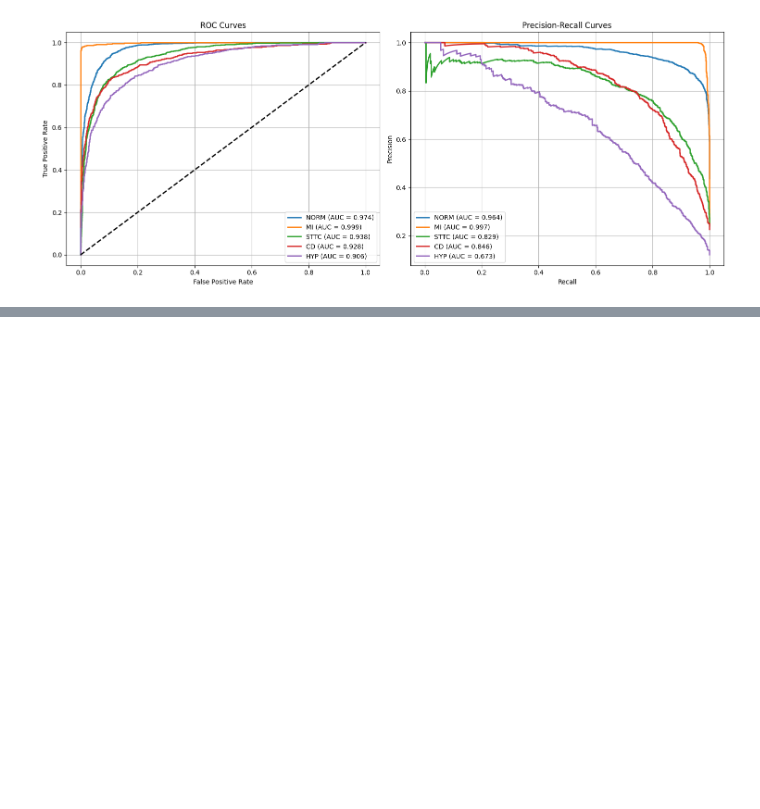
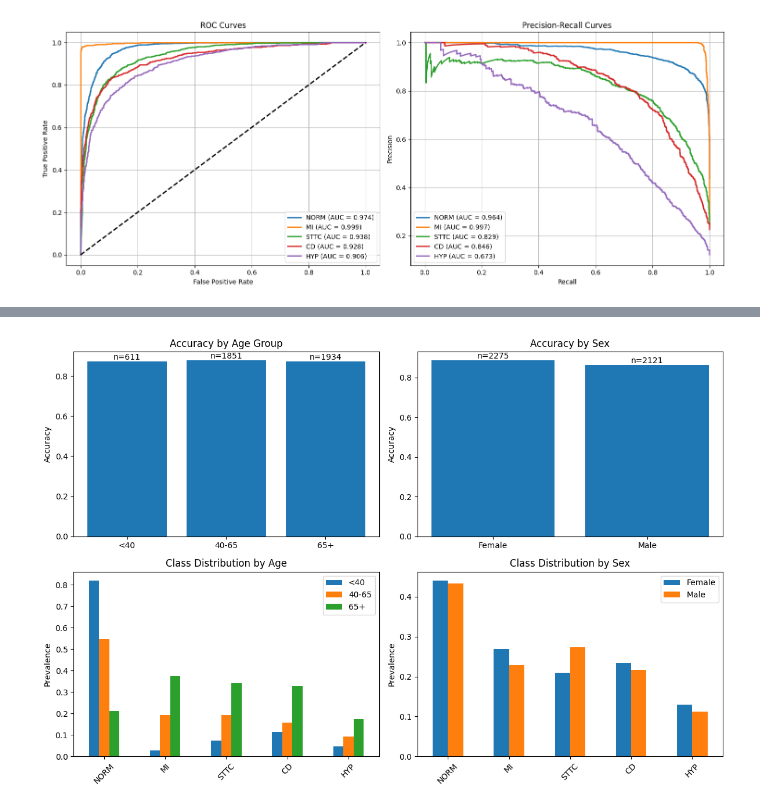
Before and after one commit to dr-ridwanoladipo/ecg-ai, a Jupyter notebook: notebooks/clinical-ecg-evaluation-interpretability.ipynb, the cells around one changed output, grey strips where cells are left out. Drawn from its saved outputs; the diff is of its cells as text; code cells hidden in the pictures; blank space fills up the shorter version.

Commit message:
feat: add demographic slice analysis for age/sex performance equity

```diff
--- a/notebooks/clinical-ecg-evaluation-interpretability.ipynb
+++ b/notebooks/clinical-ecg-evaluation-interpretability.ipynb
@@ -262,0 +265,82 @@ roc_results, pr_results = plot_roc_pr_curves()
+# %%
+def analyze_demographic_slices():
+    """Analyze performance across age/sex subgroups for equity assessment"""
+    slice_results = {}
+
+    # Age groups
+    age_bins = [0, 40, 65, 100]
+    age_labels = ['<40', '40-65', '65+']
+    age_groups = pd.cut(X_tab_test['age'], bins=age_bins, labels=age_labels)
+
+    # Sex groups
+    sex_labels = {0: 'Female', 1: 'Male'}
+
+    fig, axes = plt.subplots(2, 2, figsize=(12, 8))
+
+    # Age analysis
+    age_performance = {}
+    for age_group in age_labels:
+        mask = age_groups == age_group
+        if mask.sum() > 0:
+            group_acc = accuracy_score(y_test[mask].argmax(axis=1), y_pred[mask].argmax(axis=1))
+            age_performance[age_group] = {'accuracy': group_acc, 'count': mask.sum()}
+
+    ages = list(age_performance.keys())
+    accs = [age_performance[age]['accuracy'] for age in ages]
+    counts = [age_performance[age]['count'] for age in ages]
+
+    axes[0, 0].bar(ages, accs)
+    axes[0, 0].set_title('Accuracy by Age Group')
+    axes[0, 0].set_ylabel('Accuracy')
+    for i, (acc, count) in enumerate(zip(accs, counts)):
+        axes[0, 0].text(i, acc + 0.01, f'n={count}', ha='center')
+
+    # Sex analysis
+    sex_performance = {}
+    for sex_val, sex_label in sex_labels.items():
+        mask = X_tab_test['sex'] == sex_val
+        if mask.sum() > 0:
+            group_acc = accuracy_score(y_test[mask].argmax(axis=1), y_pred[mask].argmax(axis=1))
+            sex_performance[sex_label] = {'accuracy': group_acc, 'count': mask.sum()}
+
+    sexes = list(sex_performance.keys())
+    accs = [sex_performance[sex]['accuracy'] for sex in sexes]
+    counts = [sex_performance[sex]['count'] for sex in sexes]
+
+    axes[0, 1].bar(sexes, accs)
+    axes[0, 1].set_title('Accuracy by Sex')
+    axes[0, 1].set_ylabel('Accuracy')
+    for i, (acc, count) in enumerate(zip(accs, counts)):
+        axes[0, 1].text(i, acc + 0.01, f'n={count}', ha='center')
+
+    # Class distribution by demographics
+    age_class_dist = pd.DataFrame({age: y_test[age_groups == age].mean(axis=0) for age in age_labels},
+                                  index=class_names)
+    sex_class_dist = pd.DataFrame({sex_label: y_test[X_tab_test['sex'] == sex_val].mean(axis=0)
+                                   for sex_val, sex_label in sex_labels.items()}, index=class_names)
+
+    age_class_dist.plot(kind='bar', ax=axes[1, 0])
+    axes[1, 0].set_title('Class Distribution by Age')
+    axes[1, 0].set_ylabel('Prevalence')
+    axes[1, 0].tick_params(axis='x', rotation=45)
+
+    sex_class_dist.plot(kind='bar', ax=axes[1, 1])
+    axes[1, 1].set_title('Class Distribution by Sex')
+    axes[1, 1].set_ylabel('Prevalence')
+    axes[1, 1].tick_params(axis='x', rotation=45)
+
+    plt.tight_layout()
+    plt.savefig('demographic_analysis.png', dpi=150, bbox_inches='tight')
+    plt.show()
+
+    slice_results = {
+        'age_performance': age_performance,
+        'sex_performance': sex_performance
+    }
+
+    return slice_results
+
+
+print("=== Generating Demographic Slice Analysis ===")
+slice_results = analyze_demographic_slices()
+# %% [output]
@@ -262,0 +348 @@ roc_results, pr_results = plot_roc_pr_curves()
+[figure, added]
```
Also changed, not shown: parts of 2 cells of this notebook.
